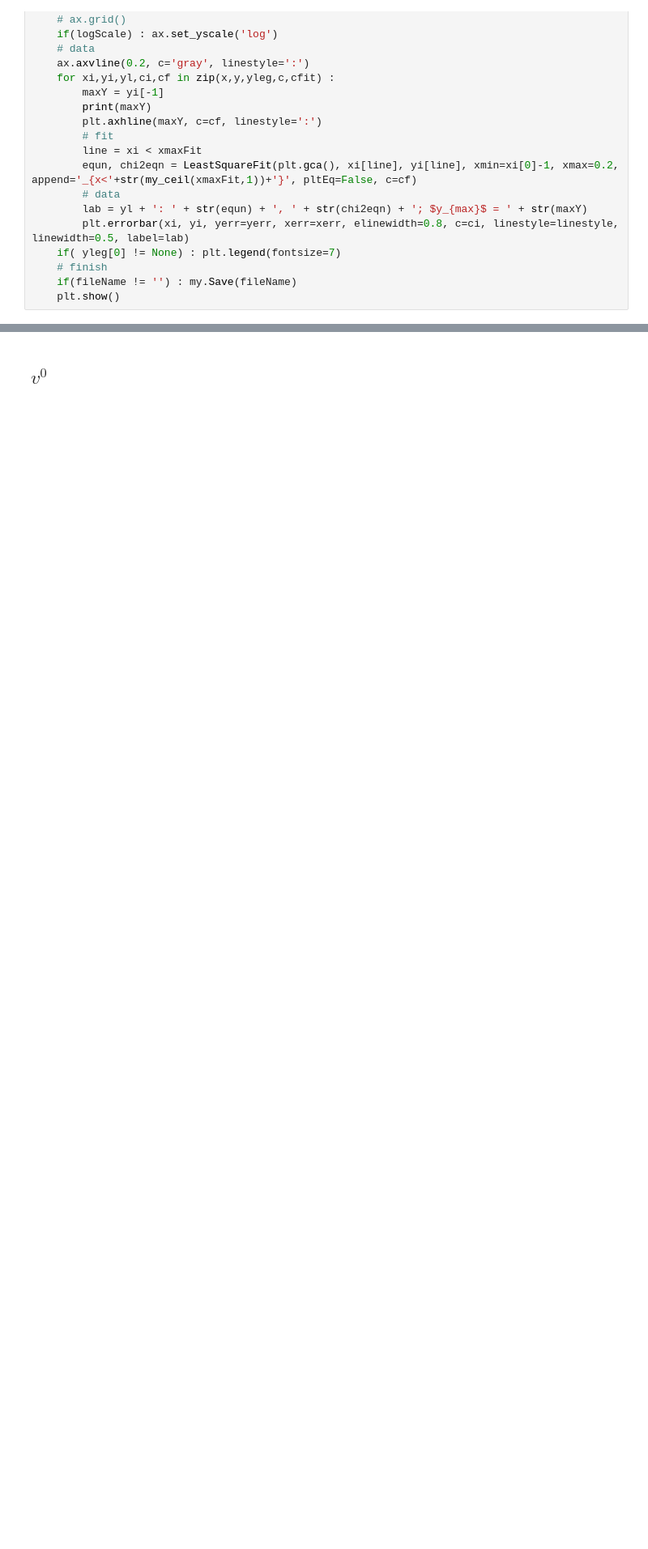
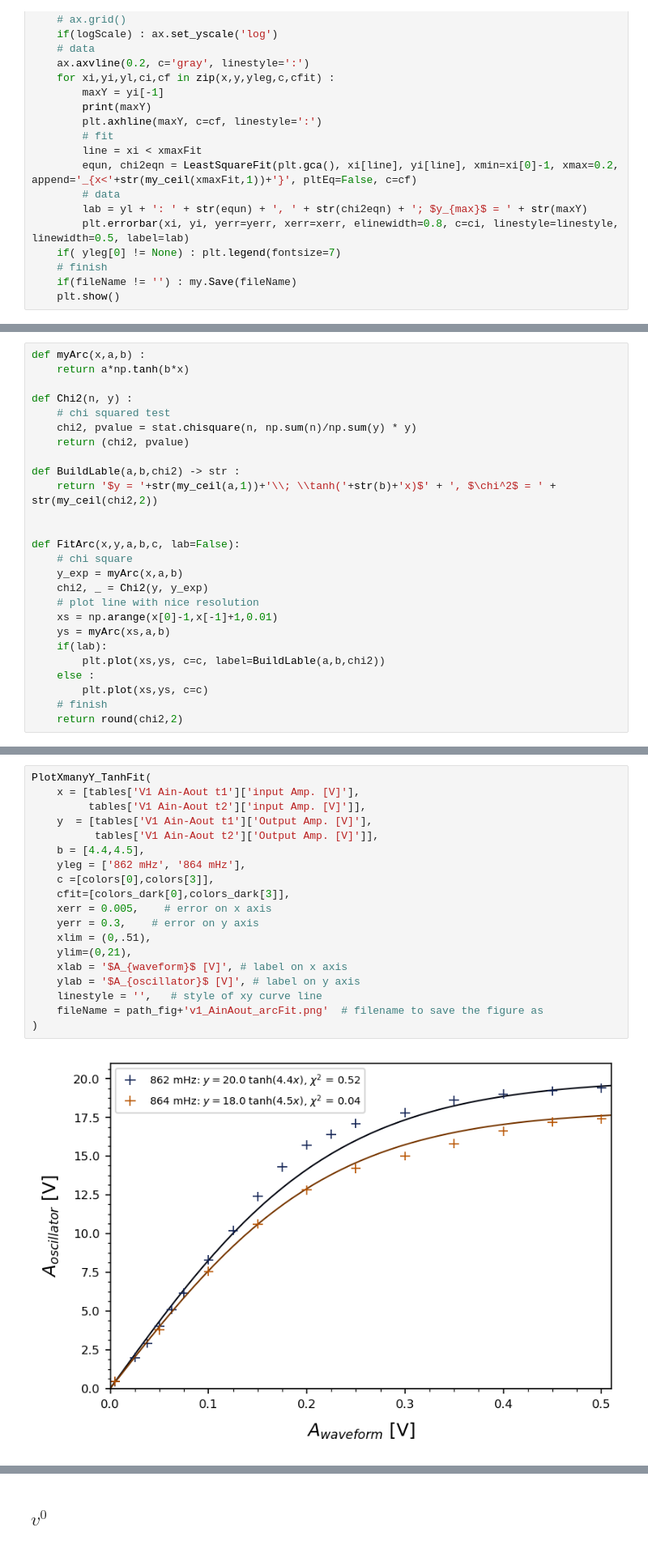
Before and after one commit to parallax-xallaraq/PHSX616, a Jupyter notebook: Lab3 - Torsional Oscillator/Code/Fitting.ipynb, the cells around one changed output, grey strips where cells are left out. Shown at 81% size. Cells and saved outputs as stored; diff of their text form; blank space fills up the shorter version.

```diff
--- a/Lab3 - Torsional Oscillator/Code/Fitting.ipynb
+++ b/Lab3 - Torsional Oscillator/Code/Fitting.ipynb
@@ -271,0 +277,26 @@ y$_{x<0.2}$ = (70.6$\pm$2.4)x $+$ (0.3$\pm$0.3)  ,  $\chi^2_{x<0.2}$=0.04
+# %%
+def myArc(x,a,b) :
+    return a*np.tanh(b*x)
+
+def Chi2(n, y) :
+    # chi squared test
+    chi2, pvalue = stat.chisquare(n, np.sum(n)/np.sum(y) * y)
+    return (chi2, pvalue)
+
+def BuildLable(a,b,chi2) -> str :
+    return '$y = '+str(my_ceil(a,1))+'\\; \\tanh('+str(b)+'x)$' + ', $\chi^2$ = ' + str(my_ceil(chi2,2))
+
+
+def FitArc(x,y,a,b,c, lab=False):
+    # chi square
+    y_exp = myArc(x,a,b)
+    chi2, _ = Chi2(y, y_exp)
+    # plot line with nice resolution
+    xs = np.arange(x[0]-1,x[-1]+1,0.01)
+    ys = myArc(xs,a,b)
+    if(lab):
+        plt.plot(xs,ys, c=c, label=BuildLable(a,b,chi2))
+    else :
+        plt.plot(xs,ys, c=c)
+    # finish
+    return round(chi2,2)
@@ -271,0 +344,21 @@ y$_{x<0.2}$ = (70.6$\pm$2.4)x $+$ (0.3$\pm$0.3)  ,  $\chi^2_{x<0.2}$=0.04
+# %%
+PlotXmanyY_TanhFit(
+    x = [tables['V1 Ain-Aout t1']['input Amp. [V]'],
+         tables['V1 Ain-Aout t2']['input Amp. [V]']],
+    y  = [tables['V1 Ain-Aout t1']['Output Amp. [V]'],
+          tables['V1 Ain-Aout t2']['Output Amp. [V]']],
+    b = [4.4,4.5],
+    yleg = ['862 mHz', '864 mHz'],
+    c =[colors[0],colors[3]],
+    cfit=[colors_dark[0],colors_dark[3]],
+    xerr = 0.005,    # error on x axis
+    yerr = 0.3,    # error on y axis
+    xlim = (0,.51),
+    ylim=(0,21),
+    xlab = '$A_{waveform}$ [V]', # label on x axis
+    ylab = '$A_{oscillator}$ [V]', # label on y axis
+    linestyle = '',   # style of xy curve line
+    fileName = path_fig+'v1_AinAout_arcFit.png'  # filename to save the figure as
+)
+# %% [output]
+[figure, added]
```
Also changed, not shown: parts of 5 cells of this notebook, 3 other files.
